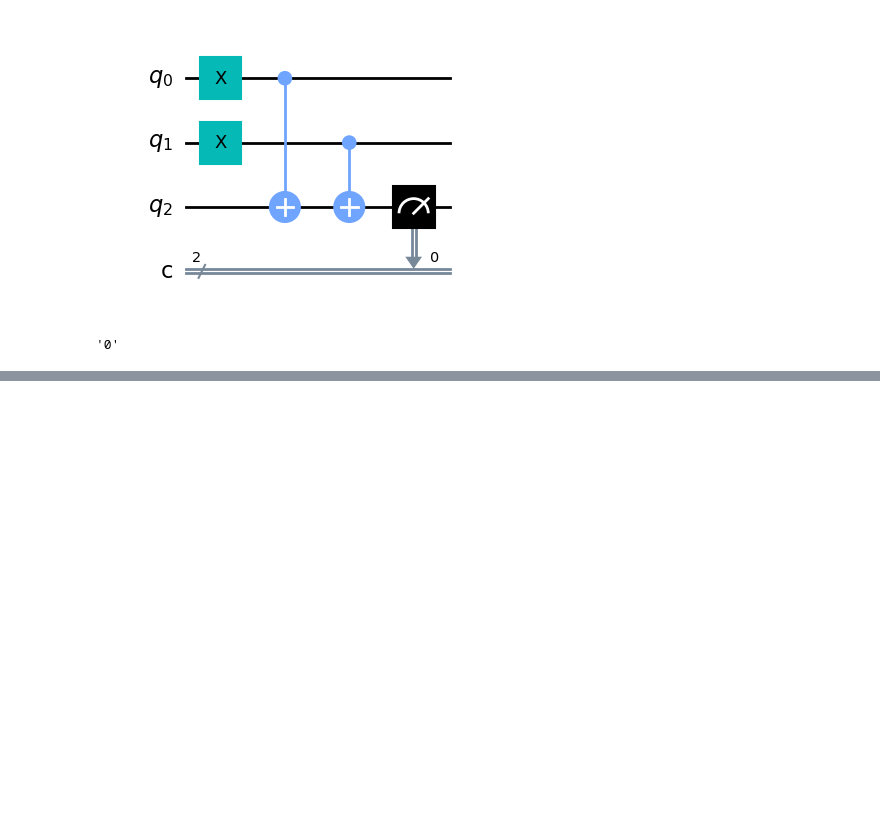
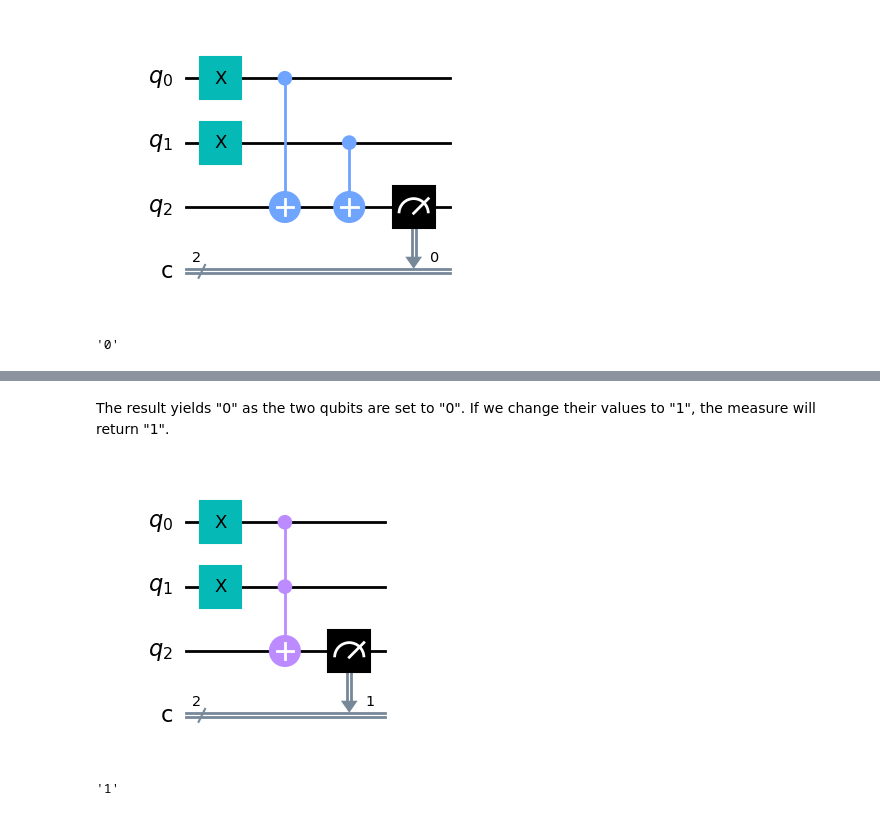
Before and after one commit to DaneshMorales/qubit-adder, a Jupyter notebook: 3_qubit_adder.ipynb, the cells around one changed output, grey strips where cells are left out. Cells and saved outputs as stored; diff of their text form; code cells hidden in the pictures; blank space fills up the shorter version.

```diff
--- a/3_qubit_adder.ipynb
+++ b/3_qubit_adder.ipynb
@@ -109,0 +155,21 @@ list(result.get_counts())[0][-1]
+# %% [markdown]
+The result yields "0" as the two qubits are set to "0". If we change their values to "1", the measure will return "1".
+# %%
+qc = QuantumCircuit(3,2) # creates the circuit
+
+qc.x(0) # changes the q0 state from "0" to "1"
+qc.x(1) # changes the q1 state from "0" to "1"
+
+qc.ccx(0,1,2) # applies the Toffoli gate to the two inputs (q0, q1) and a third qubit q2 which will store the desired result
+
+qc.measure(2,1) # measures the result in q2, and saves it as our second classical bit (c1)
+
+qc.draw('mpl') # creates a drawing of the quantum circuit
+# %% [output]
+[figure, added]
+# %%
+job = sim.run(qc)  # run the experiment
+result = job.result()   # get the results
+list(result.get_counts())[0][0]
+# %% [output]
+'1'
```
Also changed, not shown: parts of 37 cells of this notebook.
